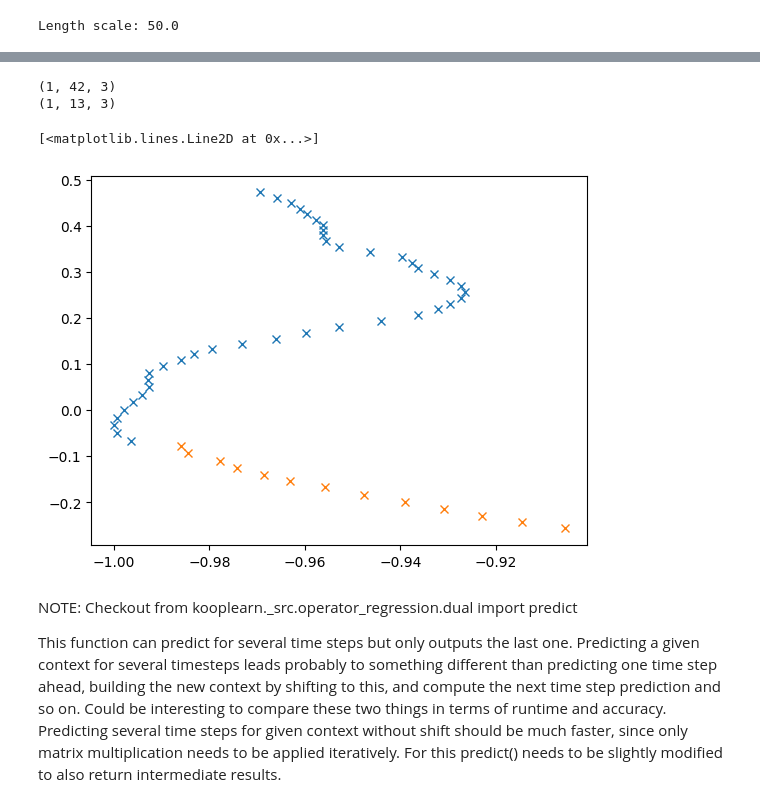
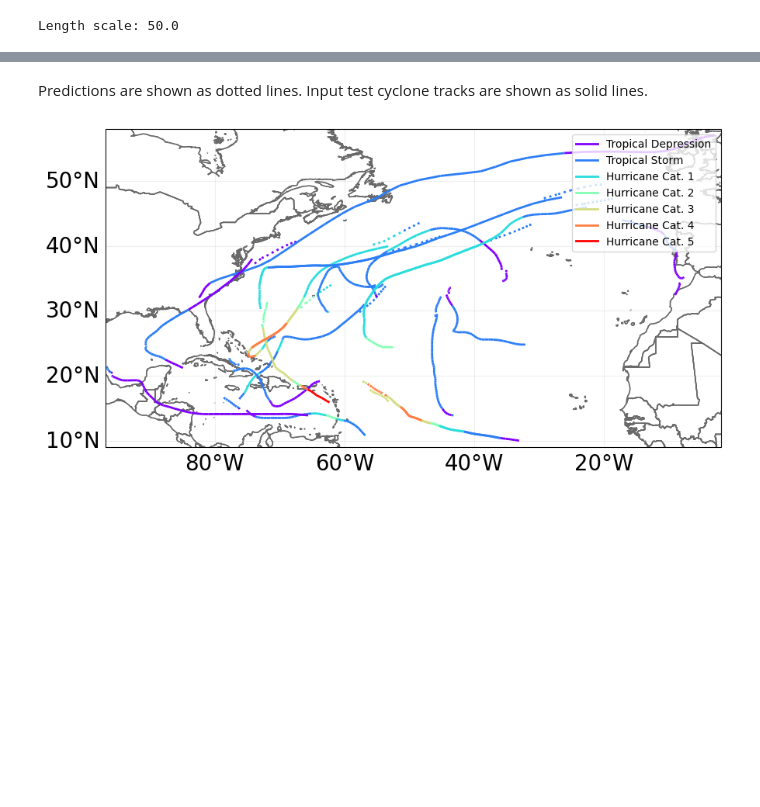
Before and after one commit to ejbrun/koopman_learning_tropical_cyclone, a Jupyter notebook: examples/koopman_kernel_for_TC_plot_prediction.ipynb, the cells around one changed output, grey strips where cells are left out. Saved outputs shown, nothing was run; the diff lists cells and outputs as text; code cells hidden in the pictures; blank space fills up the shorter version.

```diff
--- a/examples/koopman_kernel_for_TC_plot_prediction.ipynb
+++ b/examples/koopman_kernel_for_TC_plot_prediction.ipynb
@@ -233,17 +131,16 @@ _ = initial_context_tc_tracs.plot(axis=ax, linestyle="solid")
-# %%
-idx = np.random.randint(0, contexts["train"].shape[0])
-initial_context = contexts['train'][idx]
-print(initial_context.shape)
-ts = predict_time_series(model, initial_context, n_steps=13)
-print(ts.shape)
-plt.plot(initial_context.data[0, :, 0], initial_context.data[0, :, 1], "x")
-plt.plot(ts[0, :, 0], ts[0, :, 1], "x")
-# %% [output]
-(1, 42, 3)
-(1, 13, 3)
-[<matplotlib.lines.Line2D at 0x...>]
-[figure, removed]
-# %% [markdown]
-NOTE: Checkout from kooplearn._src.operator_regression.dual import predict
-
-This function can predict for several time steps but only outputs the last one. Predicting a given context for several timesteps leads probably to something different than predicting one time step ahead, building the new context by shifting to this, and compute the next time step prediction and so on. Could be interesting to compare these two things in terms of runtime and accuracy. Predicting several time steps for given context without shift should be much faster, since only matrix multiplication needs to be applied iteratively. For this predict() needs to be slightly modified to also return intermediate results.
+# %% [markdown]
+Predictions are shown as dotted lines. Input test cyclone tracks are shown as solid lines.
+# %%
+idx = np.random.randint(0, contexts["test"].shape[0], 20)
+test_context = contexts['test'][idx]
+predicted_context = predict_time_series(model, test_context, n_steps=10)
+# %%
+test_context_scaled = scaler.inverse_transform(test_context)
+predicted_context_scaled = scaler.inverse_transform(predicted_context)
+test_context_tc_tracs = TCTracks_from_TensorContextDataset(test_context_scaled, feature_list=feature_list)
+predicted_context_tc_tracs = TCTracks_from_TensorContextDataset(predicted_context_scaled, feature_list=feature_list)
+
+ax = predicted_context_tc_tracs.plot(linestyle="dotted")
+_ = test_context_tc_tracs.plot(axis=ax, linestyle="solid")
+# %% [output]
+[figure, added]
```
Also changed, not shown: parts of 22 cells of this notebook, 5 other files.
